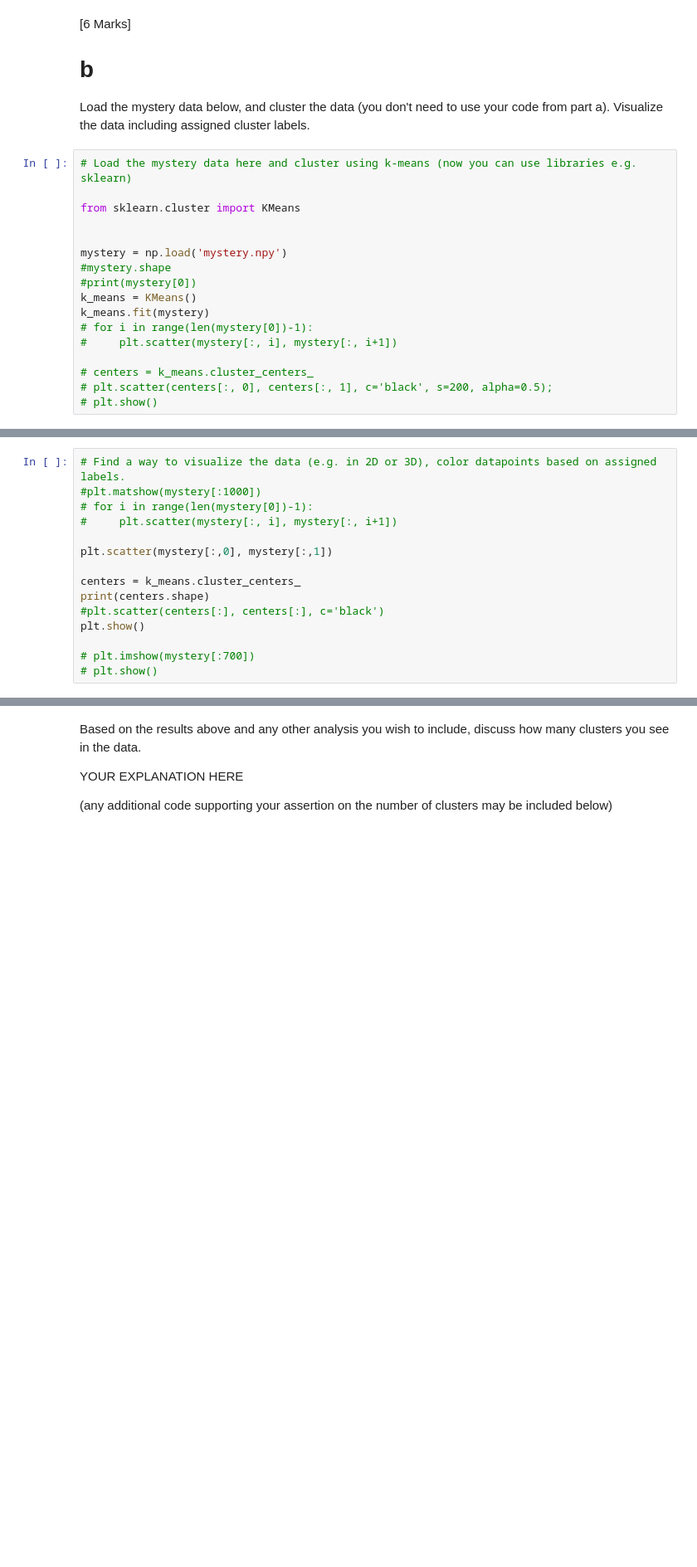
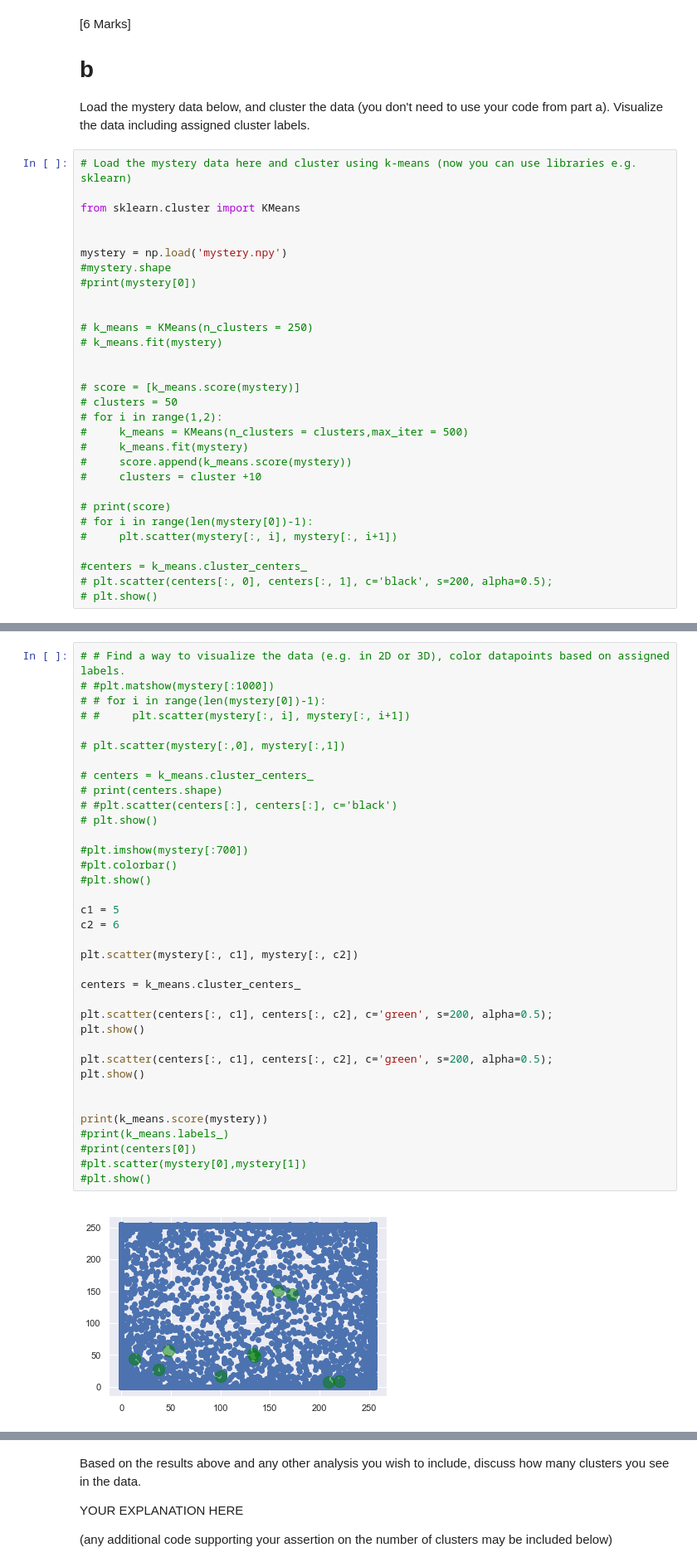
Before and after one commit to AndrewBenson98/CPS803AI, a Jupyter notebook: A1.ipynb, the cells around one changed output, grey strips where cells are left out. Shown: that part at 83% size. Saved outputs shown, nothing was run; the diff lists cells and outputs as text; blank space fills up the shorter version.

```diff
--- a/A1.ipynb
+++ b/A1.ipynb
@@ -620,12 +621,25 @@ from sklearn.cluster import KMeans
 mystery = np.load('mystery.npy')
 #mystery.shape
 #print(mystery[0])
-k_means = KMeans()
-k_means.fit(mystery)
+
+
+# k_means = KMeans(n_clusters = 250)
+# k_means.fit(mystery)
+
+
+# score = [k_means.score(mystery)]
+# clusters = 50
+# for i in range(1,2):
+#     k_means = KMeans(n_clusters = clusters,max_iter = 500)
+#     k_means.fit(mystery)
+#     score.append(k_means.score(mystery))
+#     clusters = cluster +10
+
+# print(score)
 # for i in range(len(mystery[0])-1):
 #     plt.scatter(mystery[:, i], mystery[:, i+1])
 
-# centers = k_means.cluster_centers_
+#centers = k_means.cluster_centers_
 # plt.scatter(centers[:, 0], centers[:, 1], c='black', s=200, alpha=0.5);
 # plt.show()
 # %% [output]
@@ -635,16 +705,38 @@ KMeans(algorithm='auto', copy_x=True, init='k-means++', max_iter=300,
 # %%
-# Find a way to visualize the data (e.g. in 2D or 3D), color datapoints based on assigned labels.
-#plt.matshow(mystery[:1000])
-# for i in range(len(mystery[0])-1):
-#     plt.scatter(mystery[:, i], mystery[:, i+1])
+# # Find a way to visualize the data (e.g. in 2D or 3D), color datapoints based on assigned labels.
+# #plt.matshow(mystery[:1000])
+# # for i in range(len(mystery[0])-1):
+# #     plt.scatter(mystery[:, i], mystery[:, i+1])
 
-plt.scatter(mystery[:,0], mystery[:,1])
+# plt.scatter(mystery[:,0], mystery[:,1])
+
+# centers = k_means.cluster_centers_
+# print(centers.shape)
+# #plt.scatter(centers[:], centers[:], c='black')
+# plt.show()
+
+#plt.imshow(mystery[:700])
+#plt.colorbar()
+#plt.show()
+
+c1 = 5
+c2 = 6
+
+plt.scatter(mystery[:, c1], mystery[:, c2])
 
 centers = k_means.cluster_centers_
-print(centers.shape)
-#plt.scatter(centers[:], centers[:], c='black')
+
+plt.scatter(centers[:, c1], centers[:, c2], c='green', s=200, alpha=0.5);
 plt.show()
 
-# plt.imshow(mystery[:700])
-# plt.show()
+plt.scatter(centers[:, c1], centers[:, c2], c='green', s=200, alpha=0.5);
+plt.show()
+
+
+print(k_means.score(mystery))
+#print(k_means.labels_)
+#print(centers[0])
+#plt.scatter(mystery[0],mystery[1])
+#plt.show()
 # %% [output]
+[figure, new version]
```
Also changed, not shown: parts of 9 cells of this notebook.
